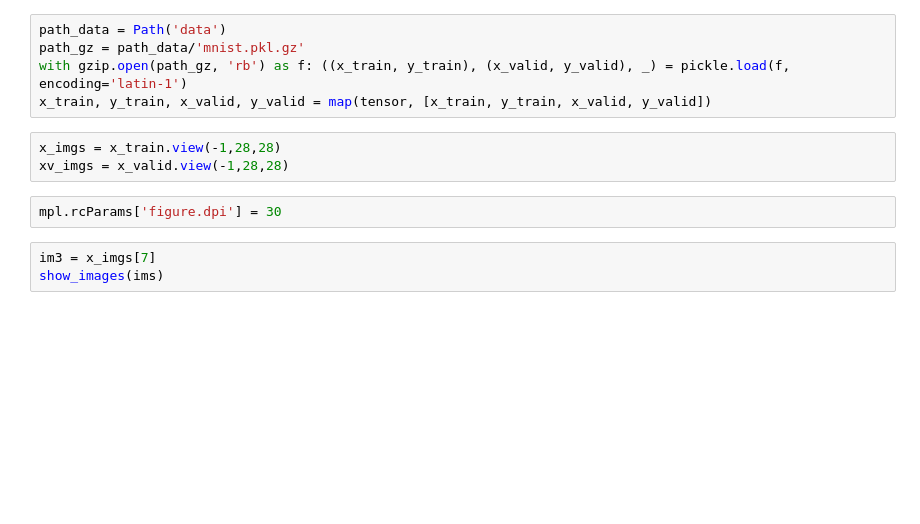
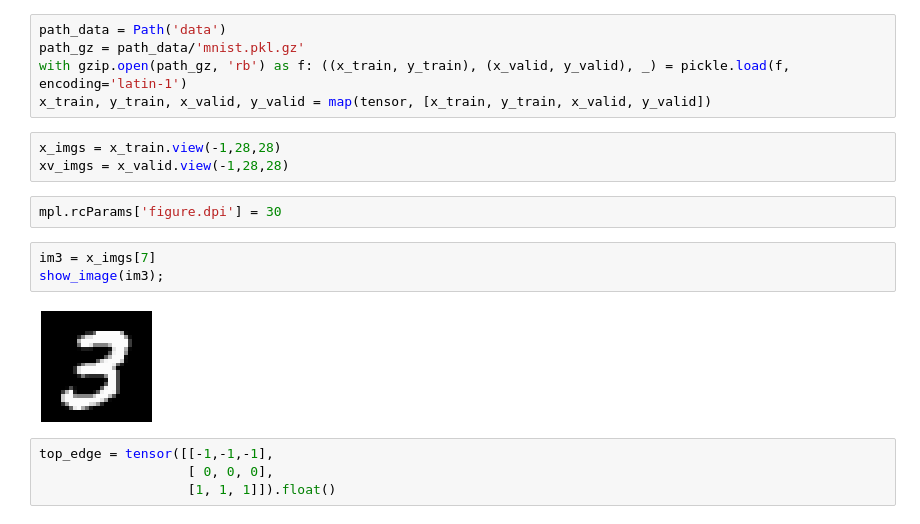
Before and after one commit to mtm-007/Deep-Learing-from-the-foundation-and-GEN_AI, a Jupyter notebook: convolution.ipynb, the cells around one changed output. Cells and saved outputs as stored; diff of their text form; blank space fills up the shorter version.

```diff
--- a/convolution.ipynb
+++ b/convolution.ipynb
@@ -39,4 +39,10 @@ xv_imgs = x_valid.view(-1,28,28)
 mpl.rcParams['figure.dpi'] = 30
 # %%
 im3 = x_imgs[7]
-show_images(ims)
+show_image(im3);
+# %% [output]
+[figure, added]
+# %%
+top_edge = tensor([[-1,-1,-1],
+                   [ 0, 0, 0],
+                   [1, 1, 1]]).float()
```
Also changed, not shown: parts of 52 cells of this notebook.
